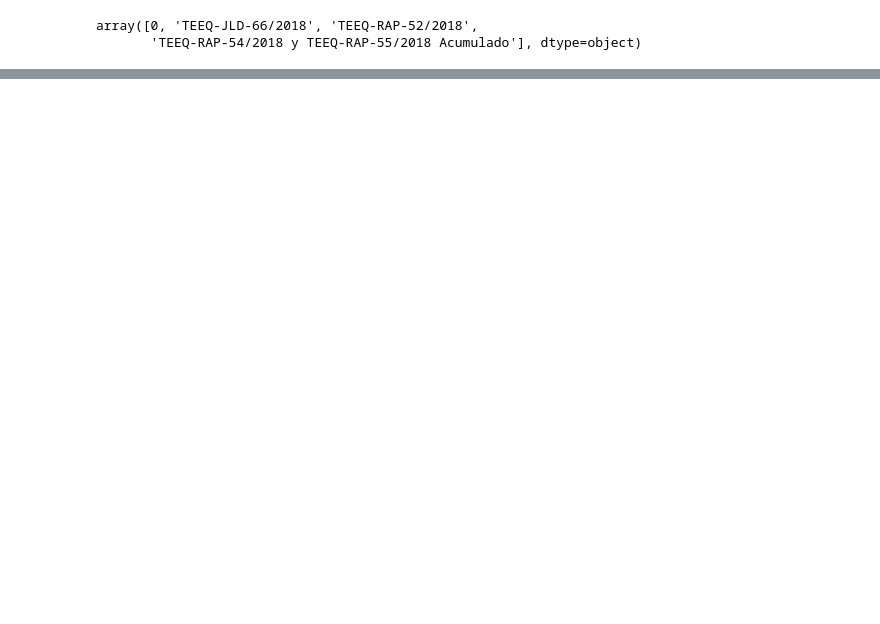
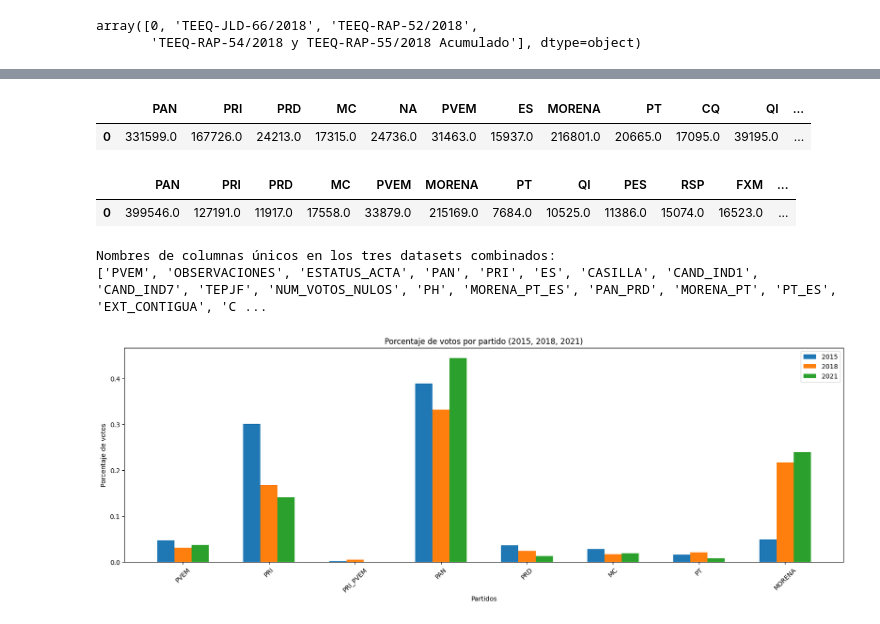
Before and after one commit to fitomx19/BIGDATA, a Jupyter notebook: PRACTICA_2/EXPLORACION.ipynb, the cells around one changed output, grey strips where cells are left out. Drawn from its saved outputs; the diff is of its cells as text; code cells hidden in the pictures; blank space fills up the shorter version.

```diff
--- a/PRACTICA_2/EXPLORACION.ipynb
+++ b/PRACTICA_2/EXPLORACION.ipynb
@@ -852,6 +861,8 @@ dataset_2018['OBSERVACIONES'].unique()
 # %% [output]
 array([0, 'TEEQ-JLD-66/2018', 'TEEQ-RAP-52/2018',
        'TEEQ-RAP-54/2018 y TEEQ-RAP-55/2018 Acumulado'], dtype=object)
+# %%
+votos2018 = dataset_2018.iloc[:, 7:39]
 # %%
 (dataset_2021.head())
 # %% [output]
@@ -865,0 +875,2 @@ array([0, 'TEEQ-JLD-66/2018', 'TEEQ-RAP-52/2018',
+# %%
+votos2021 = dataset_2021.iloc[:, 7:27]
@@ -865,0 +893,9 @@ array([0, 'TEEQ-JLD-66/2018', 'TEEQ-RAP-52/2018',
+# %%
+Cvotos2015 = votos2015.sum()
+Cvotos2018 = votos2018.sum()
+Cvotos2021 = votos2021.sum()
+# %%
+# Convertir los totales a un nuevo DataFrame
+dataset_total_2015 = pd.DataFrame(Cvotos2015).T
+dataset_total_2018 = pd.DataFrame(Cvotos2018).T
+dataset_total_2021 = pd.DataFrame(Cvotos2021).T
@@ -865,0 +910,63 @@ array([0, 'TEEQ-JLD-66/2018', 'TEEQ-RAP-52/2018',
+# %%
+dataset_total_2018
+# %% [output]
+|  | PAN | PRI | PRD | MC | NA | PVEM | ES | MORENA | PT | CQ | QI | ... |
+| 0 | 331599.0 | 167726.0 | 24213.0 | 17315.0 | 24736.0 | 31463.0 | 15937.0 | 216801.0 | 20665.0 | 17095.0 | 39195.0 | ... |
+# %%
+dataset_total_2021
+# %% [output]
+|  | PAN | PRI | PRD | MC | PVEM | MORENA | PT | QI | PES | RSP | FXM | ... |
+| 0 | 399546.0 | 127191.0 | 11917.0 | 17558.0 | 33879.0 | 215169.0 | 7684.0 | 10525.0 | 11386.0 | 15074.0 | 16523.0 | ... |
+# %%
+# Extrae los nombres de columnas únicos de cada dataset
+columnas_2018 = dataset_2018.columns.unique().tolist()
+columnas_2015 = dataset_2015.columns.unique().tolist()
+columnas_2021 = dataset_2021.columns.unique().tolist()
+
+# Combina los nombres de columnas únicos en una sola lista
+nombres_columnas_totales = list(set(columnas_2018 + columnas_2015 + columnas_2021))
+
+# Imprime la lista de nombres de columnas únicos
+print("Nombres de columnas únicos en los tres datasets combinados:")
+print(nombres_columnas_totales)
+# %% [output]
+Nombres de columnas únicos en los tres datasets combinados:
+['PVEM', 'OBSERVACIONES', 'ESTATUS_ACTA', 'PAN', 'PRI', 'ES', 'CASILLA', 'CAND_IND1', 'CAND_IND7', 'TEPJF', 'NUM_VOTOS_NULOS', 'PH', 'MORENA_PT_ES', 'PAN_PRD', 'MORENA_PT', 'PT_ES', 'EXT_CONTIGUA', 'C ...
+# %%
+import numpy as np
+import matplotlib.pyplot as plt
+
+# Get the parties that are present in all three datasets
+common_parties = list(set(dataset_total_2015.columns[:-3]) & set(dataset_total_2018.columns[:-3]) & set(dataset_total_2021.columns[:-3]))
+
+# Filter the datasets to only include the common parties
+porcentaje_votos_2015 = dataset_total_2015[common_parties].iloc[0] / dataset_total_2015.iloc[0, -1]
+porcentaje_votos_2018 = dataset_total_2018[common_parties].iloc[0] / dataset_total_2018.iloc[0, -1]
+porcentaje_votos_2021 = dataset_total_2021[common_parties].iloc[0] / dataset_total_2021.iloc[0, -1]
+
+# Create an array of positions for the bars
+posiciones = np.arange(len(common_parties))
+
+# Width of the bars
+ancho_barras = 0.2
+
+# Create a figure for the subplots
+fig, ax = plt.subplots(figsize=(20, 6))
+
+# Plot porcentaje_votos_2015
+ax.bar(posiciones - ancho_barras, porcentaje_votos_2015, label='2015', width=ancho_barras)
+# Plot porcentaje_votos_2018
+ax.bar(posiciones, porcentaje_votos_2018, label='2018', width=ancho_barras)
+# Plot porcentaje_votos_2021
+ax.bar(posiciones + ancho_barras, porcentaje_votos_2021, label='2021', width=ancho_barras)
+
+ax.set_title('Porcentaje de votos por partido (2015, 2018, 2021)')
+ax.set_xlabel('Partidos')
+ax.set_ylabel('Porcentaje de votos')
+ax.legend()
+ax.set_xticks(posiciones)
+ax.set_xticklabels(common_parties, rotation=45)
+
+plt.show()
+# %% [output]
+[figure, added]
```
Also changed, not shown: parts of 11 cells of this notebook.
